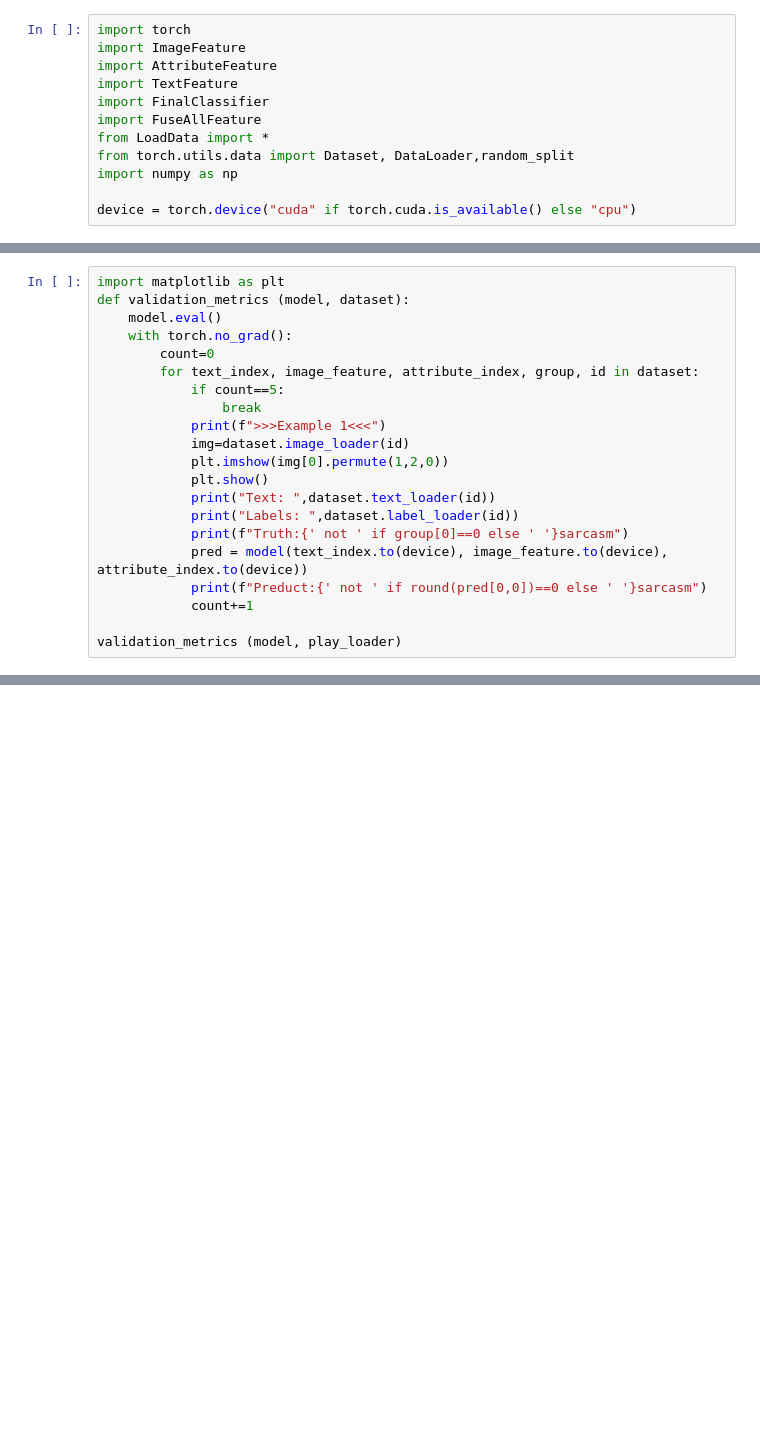
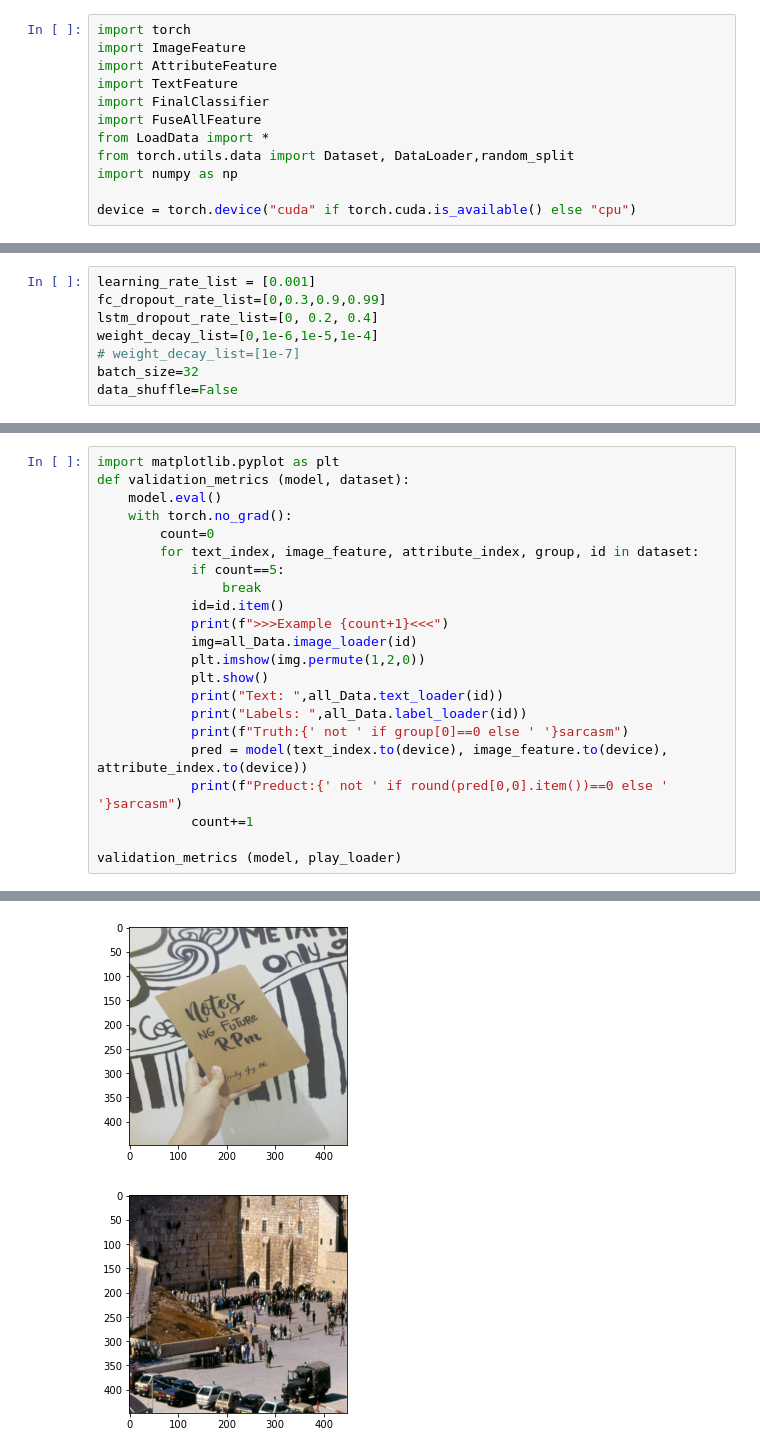
Before and after one commit to ZLJ2015106/pytorch-multimodal_sarcasm_detection, a Jupyter notebook: train.ipynb, the cells around one changed output, grey strips where cells are left out. Drawn from its saved outputs; the diff is of its cells as text; blank space fills up the shorter version.

```diff
--- a/train.ipynb
+++ b/train.ipynb
@@ -28,0 +63,8 @@ class Multimodel(torch.nn.Module):
+# %%
+learning_rate_list = [0.001]
+fc_dropout_rate_list=[0,0.3,0.9,0.99]
+lstm_dropout_rate_list=[0, 0.2, 0.4]
+weight_decay_list=[0,1e-6,1e-5,1e-4]
+# weight_decay_list=[1e-7]
+batch_size=32
+data_shuffle=False
@@ -114,5 +132,5 @@ plot_confusion_matrix(confusion_matrix)
 # %%
-import matplotlib as plt
+import matplotlib.pyplot as plt
 def validation_metrics (model, dataset):
     model.eval()
     with torch.no_grad():
@@ -120,15 +138,17 @@ def validation_metrics (model, dataset):
         for text_index, image_feature, attribute_index, group, id in dataset:
             if count==5:
                 break
-            print(f">>>Example 1<<<")
-            img=dataset.image_loader(id)
-            plt.imshow(img[0].permute(1,2,0))
+            id=id.item()
+            print(f">>>Example {count+1}<<<")
+            img=all_Data.image_loader(id)
+            plt.imshow(img.permute(1,2,0))
             plt.show()
-            print("Text: ",dataset.text_loader(id))
-            print("Labels: ",dataset.label_loader(id))
+            print("Text: ",all_Data.text_loader(id))
+            print("Labels: ",all_Data.label_loader(id))
             print(f"Truth:{' not ' if group[0]==0 else ' '}sarcasm")
             pred = model(text_index.to(device), image_feature.to(device), attribute_index.to(device))
-            print(f"Preduct:{' not ' if round(pred[0,0])==0 else ' '}sarcasm")
+            print(f"Preduct:{' not ' if round(pred[0,0].item())==0 else ' '}sarcasm")
             count+=1
 
 validation_metrics (model, play_loader)
+# %% [output]
@@ -134,0 +172,2 @@ validation_metrics (model, play_loader)
+[figure, added]
+[figure, added]
```
Also changed, not shown: parts of 7 cells of this notebook.
